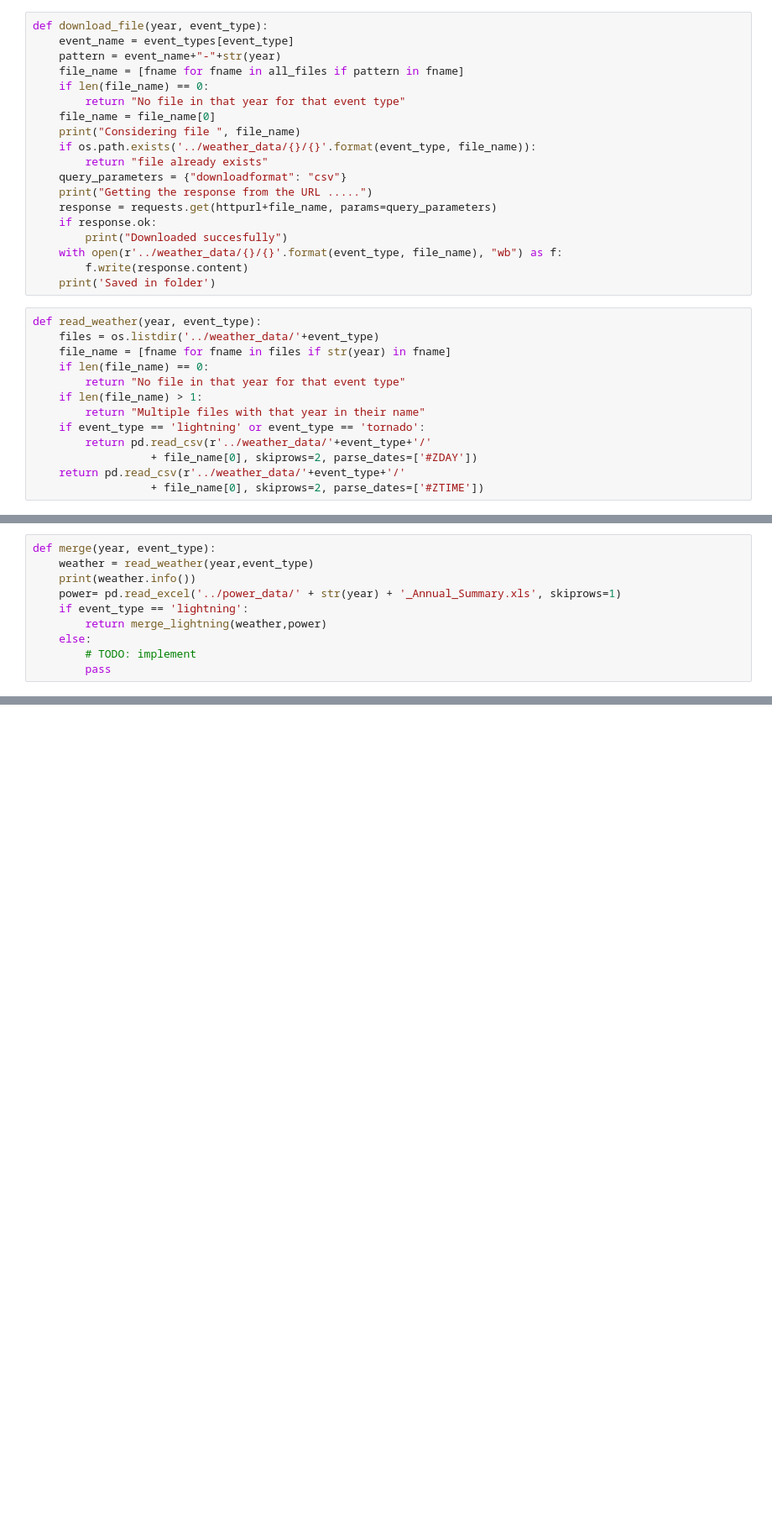
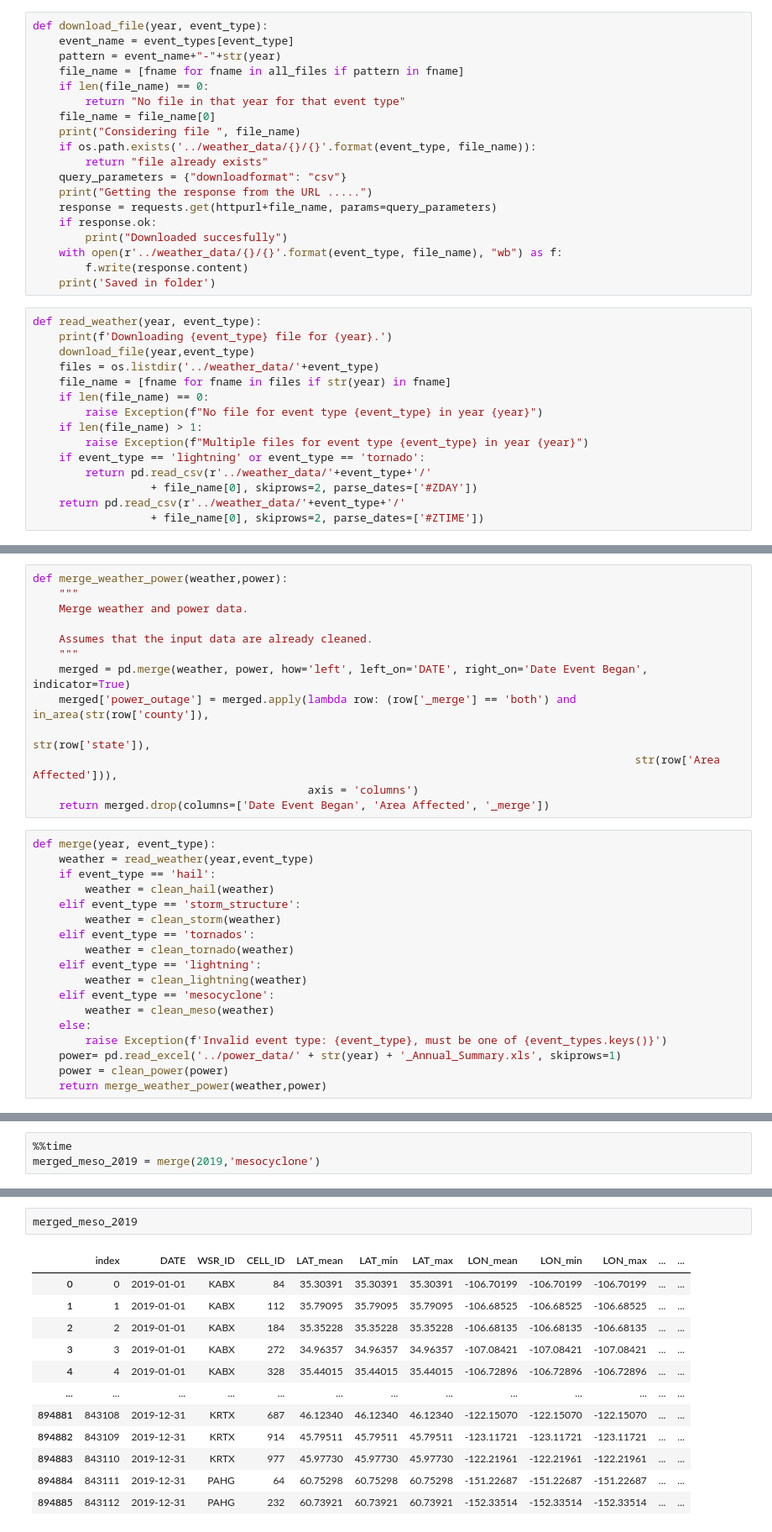
Before and after one commit to amourayuba/Power-Outage-Prediction, a Jupyter notebook: codes/merge.ipynb, the cells around one changed output, grey strips where cells are left out. Shown at 84% size. Saved outputs shown, nothing was run; the diff lists cells and outputs as text; blank space fills up the shorter version.

```diff
--- a/codes/merge.ipynb
+++ b/codes/merge.ipynb
@@ -102,12 +51,14 @@ def download_file(year, event_type):
     print('Saved in folder')
 # %%
 def read_weather(year, event_type):
+    print(f'Downloading {event_type} file for {year}.')
+    download_file(year,event_type)
     files = os.listdir('../weather_data/'+event_type)
     file_name = [fname for fname in files if str(year) in fname]
     if len(file_name) == 0:
-        return "No file in that year for that event type"
+        raise Exception(f"No file for event type {event_type} in year {year}")
     if len(file_name) > 1:
-        return "Multiple files with that year in their name"
+        raise Exception(f"Multiple files for event type {event_type} in year {year}")
     if event_type == 'lightning' or event_type == 'tornado':
         return pd.read_csv(r'../weather_data/'+event_type+'/'
                   + file_name[0], skiprows=2, parse_dates=['#ZDAY'])
@@ -116,10 +224,31 @@ def read_weather(year, event_type):
+# %%
+def merge_weather_power(weather,power):
+    """
+    Merge weather and power data.
+
+    Assumes that the input data are already cleaned.
+    """
+    merged = pd.merge(weather, power, how='left', left_on='DATE', right_on='Date Event Began', indicator=True)
+    merged['power_outage'] = merged.apply(lambda row: (row['_merge'] == 'both') and in_area(str(row['county']),
+                                                                                            str(row['state']),
+                                                                                            str(row['Area Affected'])),
+                                          axis = 'columns')
+    return merged.drop(columns=['Date Event Began', 'Area Affected', '_merge'])
 # %%
 def merge(year, event_type):
     weather = read_weather(year,event_type)
-    print(weather.info())
+    if event_type == 'hail':
+        weather = clean_hail(weather)
+    elif event_type == 'storm_structure':
+        weather = clean_storm(weather)
+    elif event_type == 'tornados':
+        weather = clean_tornado(weather)
+    elif event_type == 'lightning':
+        weather = clean_lightning(weather)
+    elif event_type == 'mesocyclone':
+        weather = clean_meso(weather)
+    else:
+        raise Exception(f'Invalid event type: {event_type}, must be one of {event_types.keys()}')
     power= pd.read_excel('../power_data/' + str(year) + '_Annual_Summary.xls', skiprows=1)
-    if event_type == 'lightning':
-        return merge_lightning(weather,power)
-    else:
-        # TODO: implement
-        pass
+    power = clean_power(power)
+    return merge_weather_power(weather,power)
@@ -144,0 +379,3 @@ merged_lightning_2019
+# %%
+%%time
+merged_meso_2019 = merge(2019,'mesocyclone')
@@ -144,0 +388,15 @@ merged_lightning_2019
+# %%
+merged_meso_2019
+# %% [output]
+|  | index | DATE | WSR_ID | CELL_ID | LAT_mean | LAT_min | LAT_max | LON_mean | LON_min | LON_max | ... | ... |
+| 0 | 0 | 2019-01-01 | KABX | 84 | 35.30391 | 35.30391 | 35.30391 | -106.70199 | -106.70199 | -106.70199 | ... | ... |
+| 1 | 1 | 2019-01-01 | KABX | 112 | 35.79095 | 35.79095 | 35.79095 | -106.68525 | -106.68525 | -106.68525 | ... | ... |
+| 2 | 2 | 2019-01-01 | KABX | 184 | 35.35228 | 35.35228 | 35.35228 | -106.68135 | -106.68135 | -106.68135 | ... | ... |
+| 3 | 3 | 2019-01-01 | KABX | 272 | 34.96357 | 34.96357 | 34.96357 | -107.08421 | -107.08421 | -107.08421 | ... | ... |
+| 4 | 4 | 2019-01-01 | KABX | 328 | 35.44015 | 35.44015 | 35.44015 | -106.72896 | -106.72896 | -106.72896 | ... | ... |
+| ... | ... | ... | ... | ... | ... | ... | ... | ... | ... | ... | ... | ... |
+| 894881 | 843108 | 2019-12-31 | KRTX | 687 | 46.12340 | 46.12340 | 46.12340 | -122.15070 | -122.15070 | -122.15070 | ... | ... |
+| 894882 | 843109 | 2019-12-31 | KRTX | 914 | 45.79511 | 45.79511 | 45.79511 | -123.11721 | -123.11721 | -123.11721 | ... | ... |
+| 894883 | 843110 | 2019-12-31 | KRTX | 977 | 45.97730 | 45.97730 | 45.97730 | -122.21961 | -122.21961 | -122.21961 | ... | ... |
+| 894884 | 843111 | 2019-12-31 | PAHG | 64 | 60.75298 | 60.75298 | 60.75298 | -151.22687 | -151.22687 | -151.22687 | ... | ... |
+| 894885 | 843112 | 2019-12-31 | PAHG | 232 | 60.73921 | 60.73921 | 60.73921 | -152.33514 | -152.33514 | -152.33514 | ... | ... |
```
Also changed, not shown: parts of 47 cells of this notebook.
